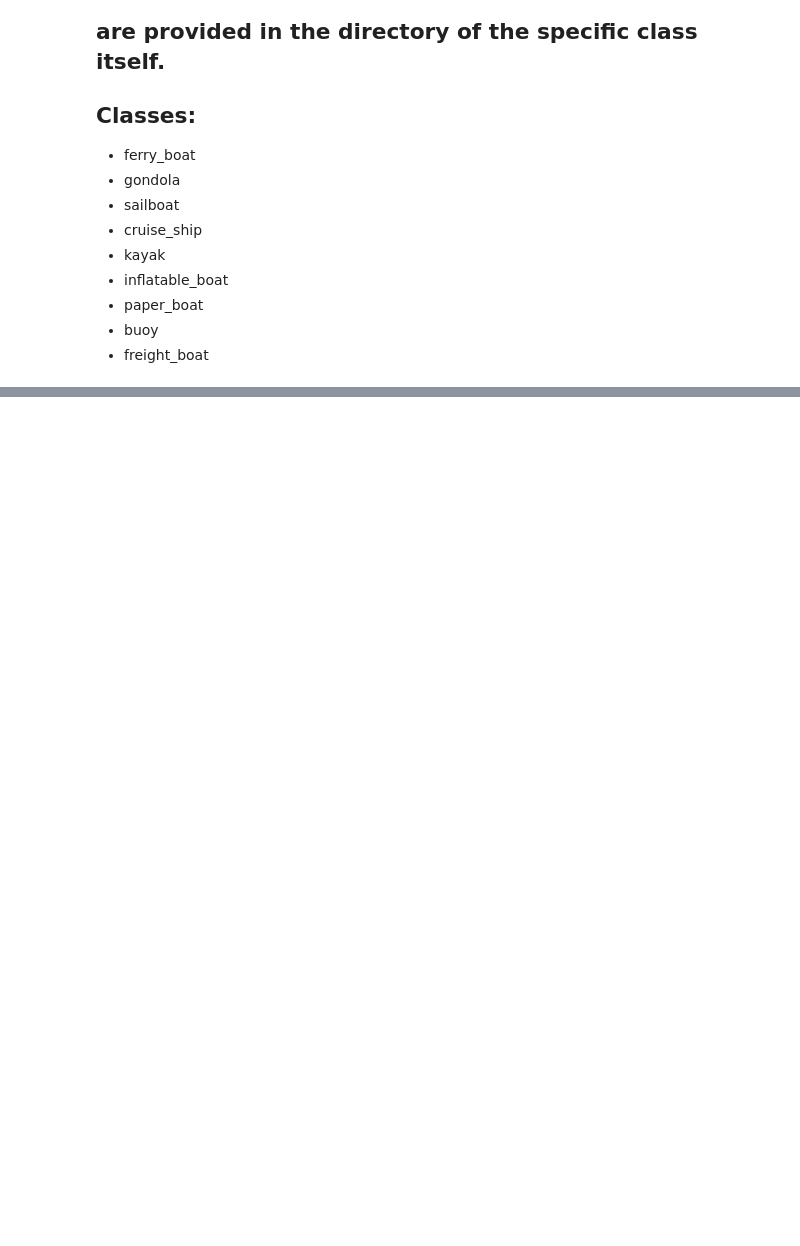
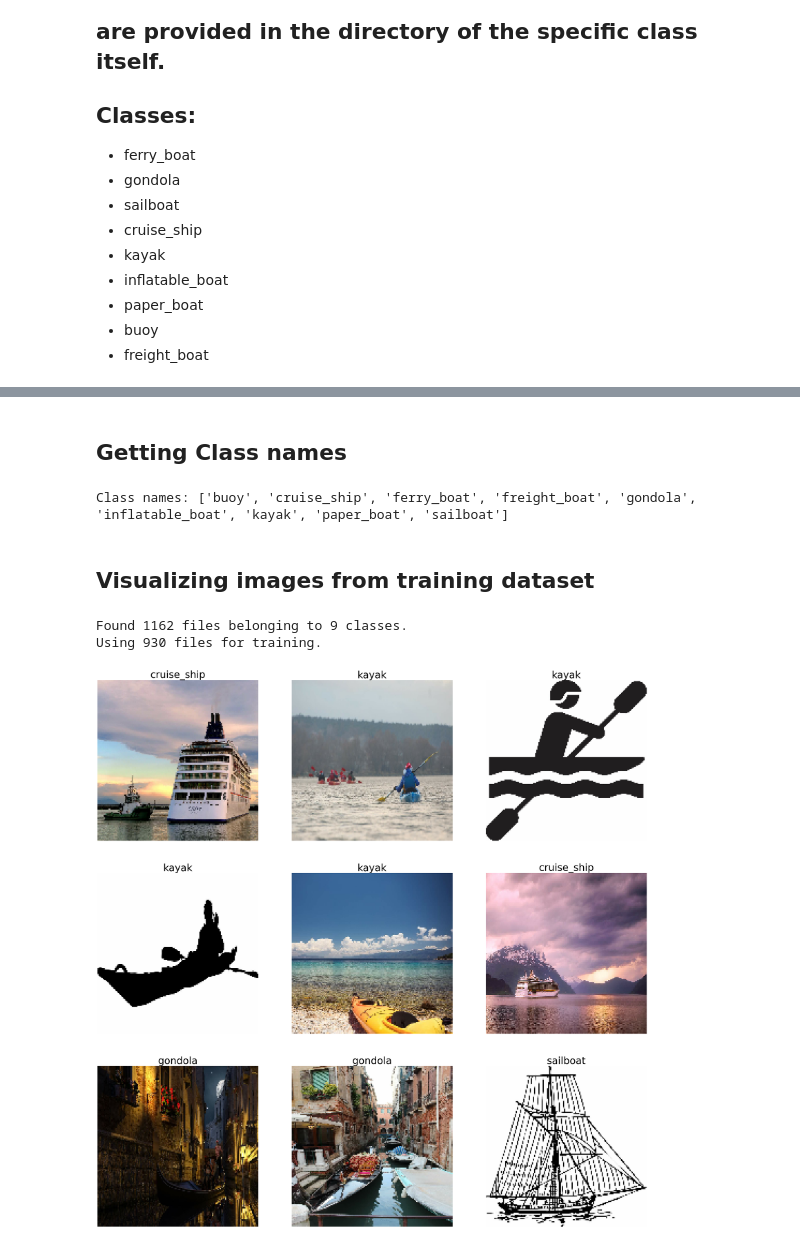
Before and after one commit to OsorioEL/BoatClassification_CNN_and_TransferLearning_Project, a Jupyter notebook: BoatClassification_CNN_TransferLearning.ipynb, the cells around one changed output, grey strips where cells are left out. Cells and saved outputs as stored; diff of their text form; code cells hidden in the pictures; blank space fills up the shorter version.

Commit message:
Visualizing set of 9 images from one batch

```diff
--- a/BoatClassification_CNN_TransferLearning.ipynb
+++ b/BoatClassification_CNN_TransferLearning.ipynb
@@ -80,12 +78,13 @@ import glob
 # %%
 
 # Defining base path where dataset is located
-base_dir = os.path.join(os.getcwd(), 'Automating_Port_Operations_dataset')
+data_dir = os.path.join(os.getcwd(), 'Automating_Port_Operations_dataset')
 
 # Getting only visible directories (exclude hidden directories like .DS_Store)
-image_dirs = [d for d in os.listdir(base_dir) if not d.startswith('.')]
+image_dirs = [d for d in os.listdir(data_dir) if not d.startswith('.')]
 
 print(image_dirs)
+print(data_dir)
 print()
 
 # Function to display single image given an image path
@@ -97,7 +96,7 @@ def display_image(image_path):
 
 # Displaying the first image in each directory in image_dirs
 for d in image_dirs:
-    image_path = os.path.join(base_dir, d, os.listdir(os.path.join(base_dir, d))[0])
+    image_path = os.path.join(data_dir, d, os.listdir(os.path.join(data_dir, d))[0])
     print(f"Displaying first image from folder: {d}")
     display_image(image_path)
 # %% [output]
@@ -118,0 +183,49 @@ Displaying first image from folder: kayak
+# %% [markdown]
+## Getting Class names
+# %%
+class_names = train_val_ds.class_names
+print(f"Class names: {class_names}")
+# %% [output]
+Class names: ['buoy', 'cruise_ship', 'ferry_boat', 'freight_boat', 'gondola', 'inflatable_boat', 'kayak', 'paper_boat', 'sailboat']
+# %% [markdown]
+## Visualizing images from training dataset
+# %%
+
+# Load train dataset with cache properly applied for better performance
+# We shuffle the dataset and repeat it just b
+train_ds = tf.keras.utils.image_dataset_from_directory(
+    data_dir,
+    validation_split=0.2,
+    subset="training",
+    seed=43,
+    image_size=(img_height, img_width),
+    batch_size=batch_size
+)
+
+# Cache after shuffling and before repeating the dataset
+train_ds = train_ds.shuffle(buffer_size=1000).cache().repeat()
+
+# Prefetch to optimize performance
+train_ds = train_ds.prefetch(buffer_size=tf.data.experimental.AUTOTUNE)
+# %% [output]
+Found 1162 files belonging to 9 classes.
+Using 930 files for training.
+# %%
+# Create an iterator over the dataset without using .take() method
+# which is used to get a specific number of batches, but is causing warnings
+
+iterator = iter(train_ds)
+
+# Get one batch from the dataset
+images, labels = next(iterator)
+
+# Plot the first 9 images from the batch
+plt.figure(figsize=(50, 50))
+for i in range(9):  # Displaying only 9 images
+    ax = plt.subplot(3, 3, i + 1)
+    plt.imshow(images[i].numpy().astype("uint8"))
+    plt.title(class_names[labels[i]], fontsize=50)
+    plt.axis("off")
+plt.show()
+# %% [output]
+[figure, added]
```
Also changed, not shown: parts of 8 cells of this notebook.
